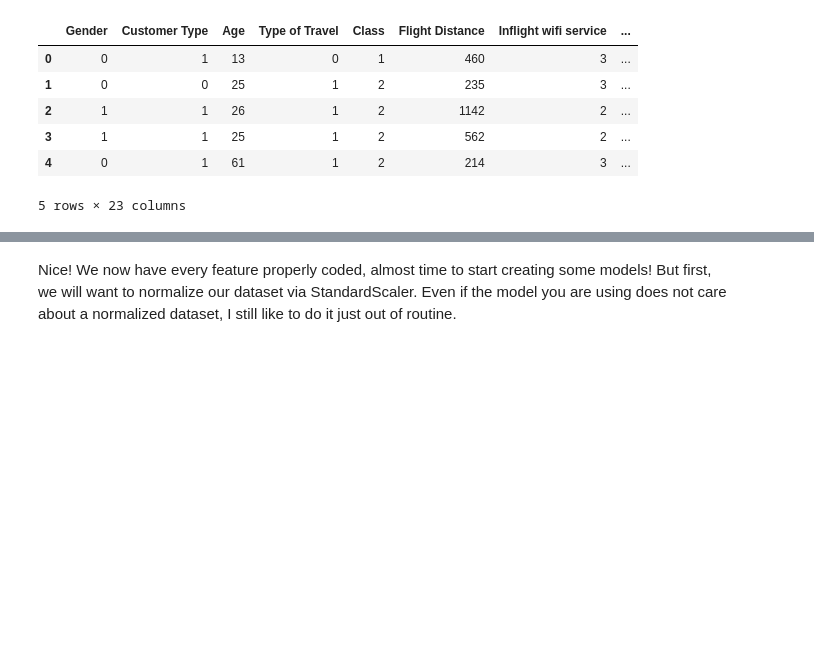
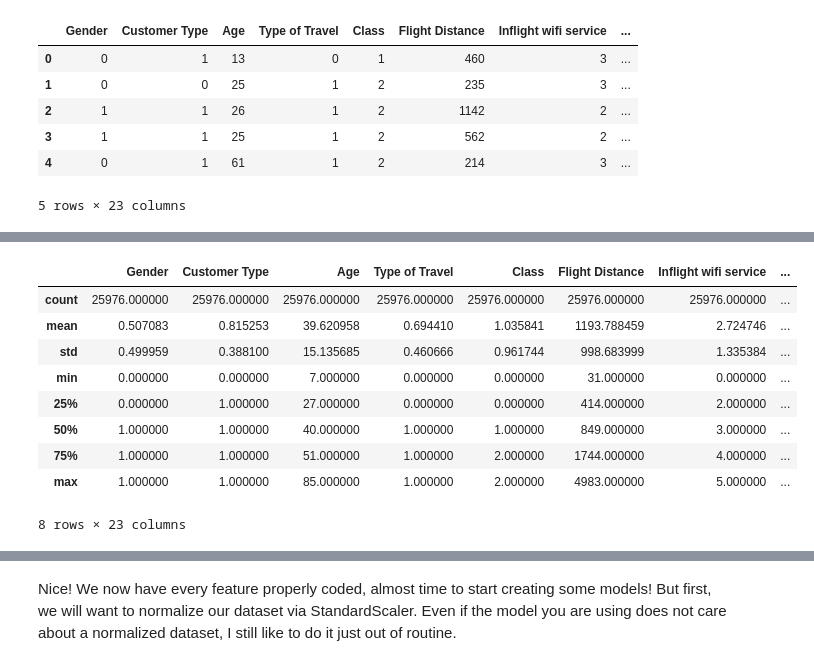
Before and after one commit to danielp3011/ai_lab, a Jupyter notebook: interpret=classification-predicting-customer-satisfaction.ipynb, the cells around one changed output, grey strips where cells are left out. Cells and saved outputs as stored; diff of their text form; code cells hidden in the pictures; blank space fills up the shorter version.

```diff
--- a/interpret=classification-predicting-customer-satisfaction.ipynb
+++ b/interpret=classification-predicting-customer-satisfaction.ipynb
@@ -150,0 +166,13 @@ train.head()
+# %%
+test.describe()
+# %% [output]
+|  | Gender | Customer Type | Age | Type of Travel | Class | Flight Distance | Inflight wifi service | ... |
+| count | 25976.000000 | 25976.000000 | 25976.000000 | 25976.000000 | 25976.000000 | 25976.000000 | 25976.000000 | ... |
+| mean | 0.507083 | 0.815253 | 39.620958 | 0.694410 | 1.035841 | 1193.788459 | 2.724746 | ... |
+| std | 0.499959 | 0.388100 | 15.135685 | 0.460666 | 0.961744 | 998.683999 | 1.335384 | ... |
+| min | 0.000000 | 0.000000 | 7.000000 | 0.000000 | 0.000000 | 31.000000 | 0.000000 | ... |
+| 25% | 0.000000 | 1.000000 | 27.000000 | 0.000000 | 0.000000 | 414.000000 | 2.000000 | ... |
+| 50% | 1.000000 | 1.000000 | 40.000000 | 1.000000 | 1.000000 | 849.000000 | 3.000000 | ... |
+| 75% | 1.000000 | 1.000000 | 51.000000 | 1.000000 | 2.000000 | 1744.000000 | 4.000000 | ... |
+| max | 1.000000 | 1.000000 | 85.000000 | 1.000000 | 2.000000 | 4983.000000 | 5.000000 | ... |
+8 rows × 23 columns
```
Also changed, not shown: parts of 6 cells of this notebook.
